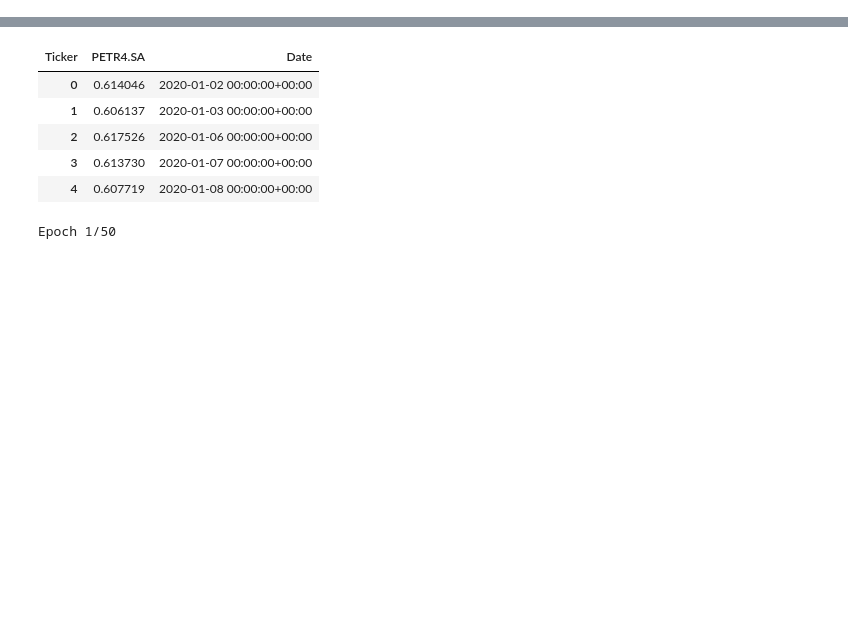
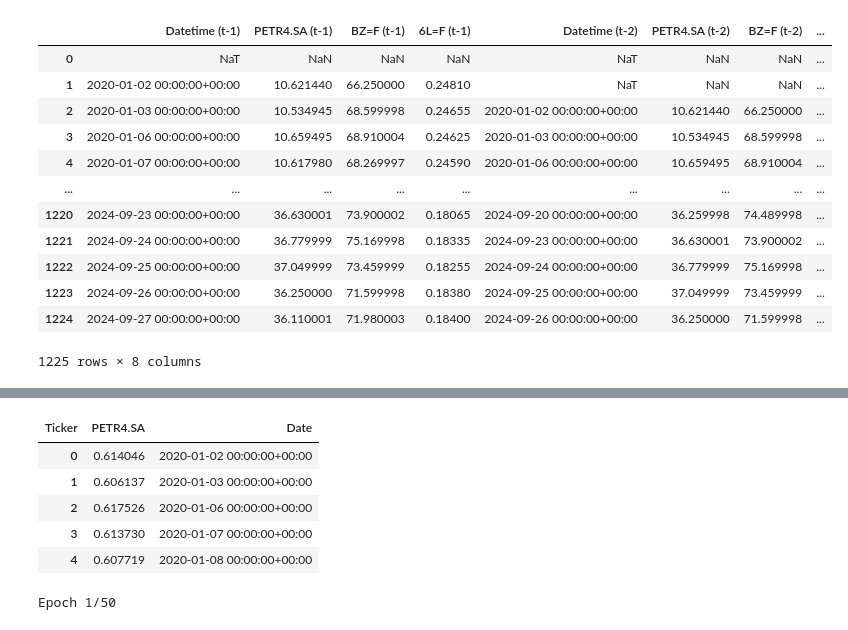
Before and after one commit to tmnds/tech_challenge_4, a Jupyter notebook: training_model/training_model_tf.ipynb, the cells around one changed output, grey strips where cells are left out. Cells and saved outputs as stored; diff of their text form; code cells hidden in the pictures; blank space fills up the shorter version.

```diff
--- a/training_model/training_model_tf.ipynb
+++ b/training_model/training_model_tf.ipynb
@@ -73,0 +92,19 @@ print(df)
+# %%
+horizon = 3
+lags = range(1,horizon)
+
+pd.concat([df.shift(t).add_suffix(f" (t-{t})") for t in lags], axis=1)
+# %% [output]
+|  | Datetime (t-1) | PETR4.SA (t-1) | BZ=F (t-1) | 6L=F (t-1) | Datetime (t-2) | PETR4.SA (t-2) | BZ=F (t-2) | ... |
+| 0 | NaT | NaN | NaN | NaN | NaT | NaN | NaN | ... |
+| 1 | 2020-01-02 00:00:00+00:00 | 10.621440 | 66.250000 | 0.24810 | NaT | NaN | NaN | ... |
+| 2 | 2020-01-03 00:00:00+00:00 | 10.534945 | 68.599998 | 0.24655 | 2020-01-02 00:00:00+00:00 | 10.621440 | 66.250000 | ... |
+| 3 | 2020-01-06 00:00:00+00:00 | 10.659495 | 68.910004 | 0.24625 | 2020-01-03 00:00:00+00:00 | 10.534945 | 68.599998 | ... |
+| 4 | 2020-01-07 00:00:00+00:00 | 10.617980 | 68.269997 | 0.24590 | 2020-01-06 00:00:00+00:00 | 10.659495 | 68.910004 | ... |
+| ... | ... | ... | ... | ... | ... | ... | ... | ... |
+| 1220 | 2024-09-23 00:00:00+00:00 | 36.630001 | 73.900002 | 0.18065 | 2024-09-20 00:00:00+00:00 | 36.259998 | 74.489998 | ... |
+| 1221 | 2024-09-24 00:00:00+00:00 | 36.779999 | 75.169998 | 0.18335 | 2024-09-23 00:00:00+00:00 | 36.630001 | 73.900002 | ... |
+| 1222 | 2024-09-25 00:00:00+00:00 | 37.049999 | 73.459999 | 0.18255 | 2024-09-24 00:00:00+00:00 | 36.779999 | 75.169998 | ... |
+| 1223 | 2024-09-26 00:00:00+00:00 | 36.250000 | 71.599998 | 0.18380 | 2024-09-25 00:00:00+00:00 | 37.049999 | 73.459999 | ... |
+| 1224 | 2024-09-27 00:00:00+00:00 | 36.110001 | 71.980003 | 0.18400 | 2024-09-26 00:00:00+00:00 | 36.250000 | 71.599998 | ... |
+1225 rows × 8 columns
```
Also changed, not shown: parts of 10 cells of this notebook.
